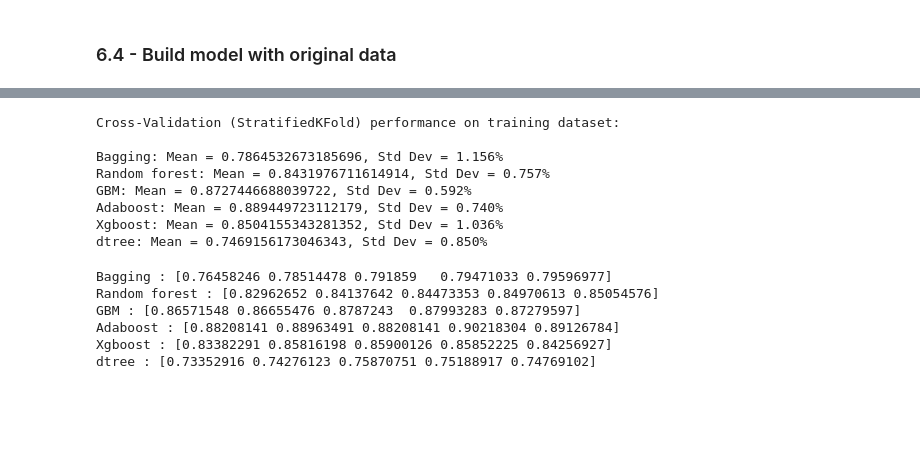
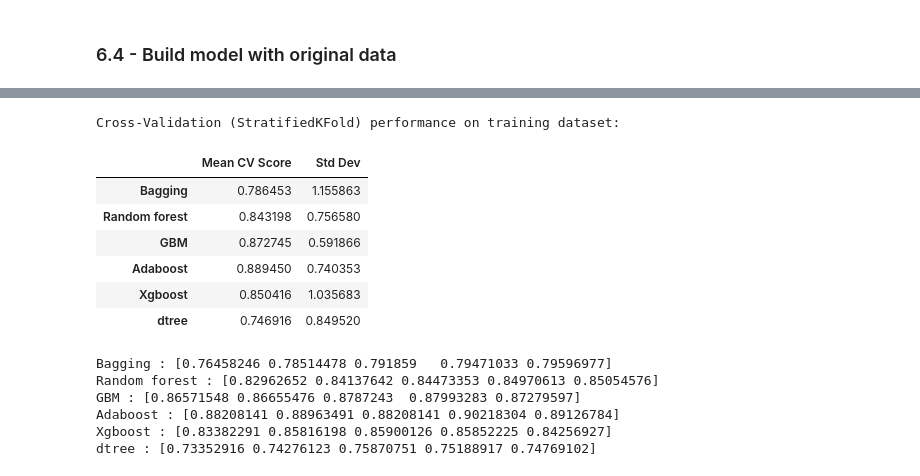
Before and after one commit to RashmiJK/PGP-AIML-EasyVisa-AML, a Jupyter notebook: easyvisa_modeling.ipynb, the cells around one changed output, grey strips where cells are left out. Drawn from its saved outputs; the diff is of its cells as text; code cells hidden in the pictures; blank space fills up the shorter version.

```diff
--- a/easyvisa_modeling.ipynb
+++ b/easyvisa_modeling.ipynb
@@ -1074,26 +1068,33 @@ dtree: 0.7451023073574228
 # %%
 # Loop through all the models to get the mean cross validated score
 # Use StratifiedKFold with n_splits as 5
 
 # List to store all model's CV scores
-results = []
+cv_results = []
+cv_results_mean = []
+cv_results_std_dev = []
 # List to store name of the models
 names = []
 
 print("\n" "Cross-Validation (StratifiedKFold) performance on training dataset:" "\n")
 for name, model in models:
     kfold = StratifiedKFold(n_splits=5, shuffle=True, random_state=1)
     cv_result = cross_val_score(estimator=model, X=X_train, y=y_train, scoring = scorer,cv=kfold)
-    results.append(cv_result)
+    cv_results.append(cv_result) # for the box plot later
     names.append(name)
-    print("{}: Mean = {}, Std Dev = {:.3f}%".format(name, cv_result.mean(), cv_result.std() * 100.0))
+    cv_results_mean.append(cv_result.mean())
+    cv_results_std_dev.append(cv_result.std() * 100.0)
+    #print("{}: Mean = {}, Std Dev = {:.3f}%".format(name, cv_result.mean(), cv_result.std() * 100.0))
+
+df_cv_results = pd.DataFrame({"Mean CV Score": cv_results_mean, "Std Dev": cv_results_std_dev}, index=names)
+df_cv_results
 # %% [output]
 Cross-Validation (StratifiedKFold) performance on training dataset:
-
-Bagging: Mean = 0.7864532673185696, Std Dev = 1.156%
-Random forest: Mean = 0.8431976711614914, Std Dev = 0.757%
-GBM: Mean = 0.8727446688039722, Std Dev = 0.592%
-Adaboost: Mean = 0.889449723112179, Std Dev = 0.740%
-Xgboost: Mean = 0.8504155343281352, Std Dev = 1.036%
-dtree: Mean = 0.7469156173046343, Std Dev = 0.850%
+|  | Mean CV Score | Std Dev |
+| Bagging | 0.786453 | 1.155863 |
+| Random forest | 0.843198 | 0.756580 |
+| GBM | 0.872745 | 0.591866 |
+| Adaboost | 0.889450 | 0.740353 |
+| Xgboost | 0.850416 | 1.035683 |
+| dtree | 0.746916 | 0.849520 |
 # %%
```
Also changed, not shown: parts of 5 cells of this notebook.
